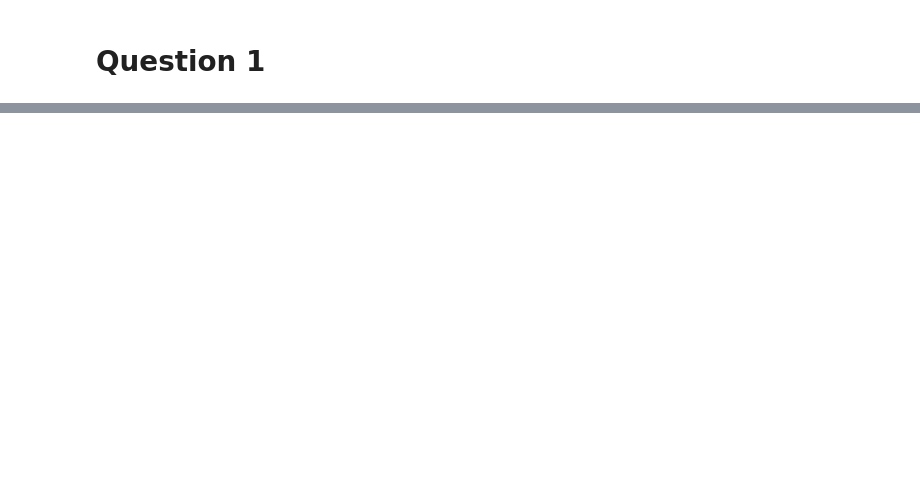
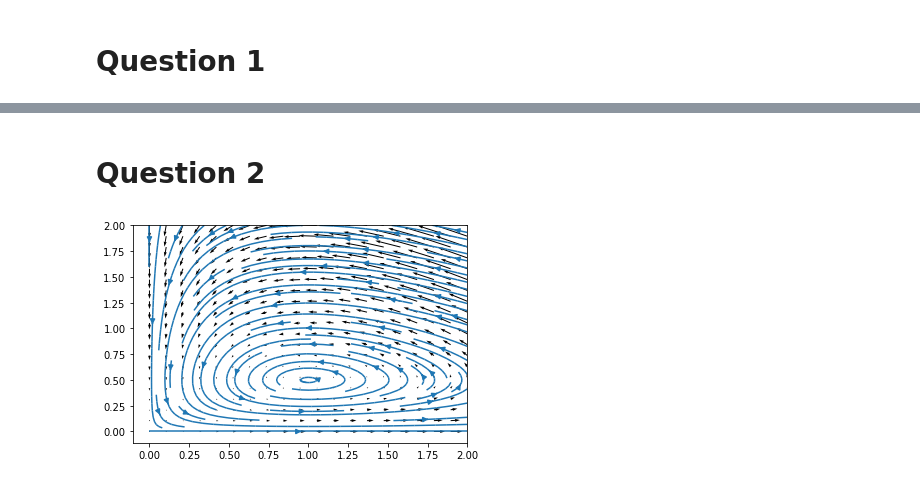
Before and after one commit to jedupau/Projet-numerique2, a Jupyter notebook: Projet-numerique2.ipynb, the cells around one changed output, grey strips where cells are left out. Cells and saved outputs as stored; diff of their text form; code cells hidden in the pictures; blank space fills up the shorter version.

```diff
--- a/Projet-numerique2.ipynb
+++ b/Projet-numerique2.ipynb
@@ -22,0 +41,18 @@ SyntaxError: invalid syntax (<ipython-input-1-fc984962b399>, line 1)
+# %% [markdown]
+# Question 2
+# %%
+import numpy as np
+import matplotlib.pyplot as plt
+alpha = 0.1
+beta = 0.2
+gamma = 0.1
+delta = 0.1
+def f(x,y):
+    return x*(alpha - beta*y), -y*(gamma - delta * x)
+x, y = np.meshgrid(np.linspace(0, 2, 20), np.linspace(0, 2, 20))
+dx, dy = f(x, y)
+plt.quiver(x, y, dx, dy)
+plt.streamplot(x,y,dx,dy)
+plt.show()
+# %% [output]
+[figure, added]
```
Also changed, not shown: parts of 2 cells of this notebook.
